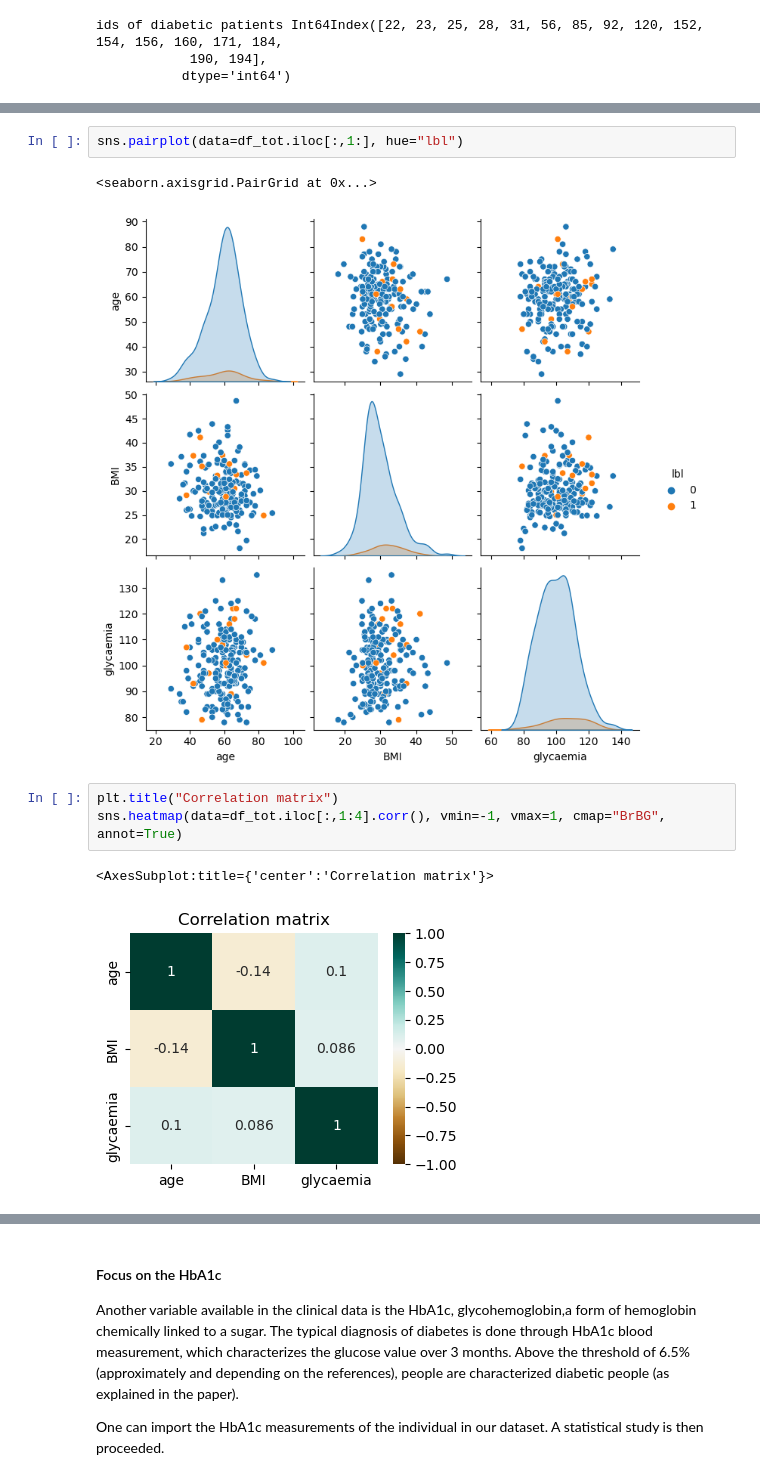
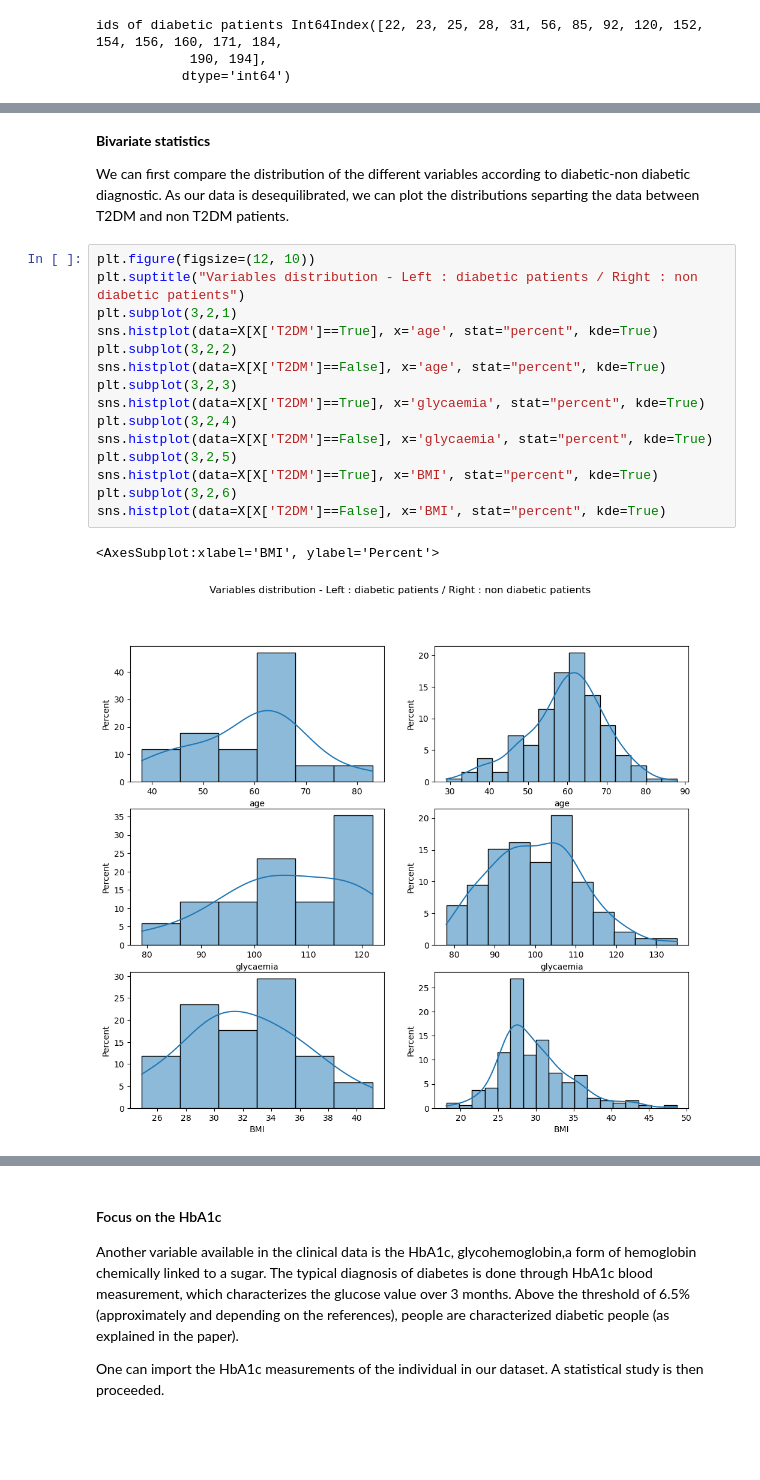
Before and after one commit to AlexandreChaussard/Datacamp-Project, a Jupyter notebook: notebooks/stats_datavis_eva.ipynb, the cells around one changed output, grey strips where cells are left out. Cells and saved outputs as stored; diff of their text form; blank space fills up the shorter version.

Commit message:
modif stat des

```diff
--- a/notebooks/stats_datavis_eva.ipynb
+++ b/notebooks/stats_datavis_eva.ipynb
@@ -109,11 +106,23 @@ The following visualisation needs to be taken carefully when analysing the histo
-# %%
-sns.pairplot(data=df_tot.iloc[:,1:], hue="lbl")
-# %% [output]
-<seaborn.axisgrid.PairGrid at 0x...>
-[figure, removed]
-# %%
-plt.title("Correlation matrix")
-sns.heatmap(data=df_tot.iloc[:,1:4].corr(), vmin=-1, vmax=1, cmap="BrBG", annot=True)
-# %% [output]
-<AxesSubplot:title={'center':'Correlation matrix'}>
-[figure, removed]
+# %% [markdown]
+**Bivariate statistics**
+
+We can first compare the distribution of the different variables according to diabetic-non diabetic diagnostic.
+As our data is desequilibrated, we can plot the distributions separting the data between T2DM and non T2DM patients.
+# %%
+plt.figure(figsize=(12, 10))
+plt.suptitle("Variables distribution - Left : diabetic patients / Right : non diabetic patients")
+plt.subplot(3,2,1)
+sns.histplot(data=X[X['T2DM']==True], x='age', stat="percent", kde=True)
+plt.subplot(3,2,2)
+sns.histplot(data=X[X['T2DM']==False], x='age', stat="percent", kde=True)
+plt.subplot(3,2,3)
+sns.histplot(data=X[X['T2DM']==True], x='glycaemia', stat="percent", kde=True)
+plt.subplot(3,2,4)
+sns.histplot(data=X[X['T2DM']==False], x='glycaemia', stat="percent", kde=True)
+plt.subplot(3,2,5)
+sns.histplot(data=X[X['T2DM']==True], x='BMI', stat="percent", kde=True)
+plt.subplot(3,2,6)
+sns.histplot(data=X[X['T2DM']==False], x='BMI', stat="percent", kde=True)
+# %% [output]
+<AxesSubplot:xlabel='BMI', ylabel='Percent'>
+[figure, added]
```
Also changed, not shown: parts of 12 cells of this notebook.
